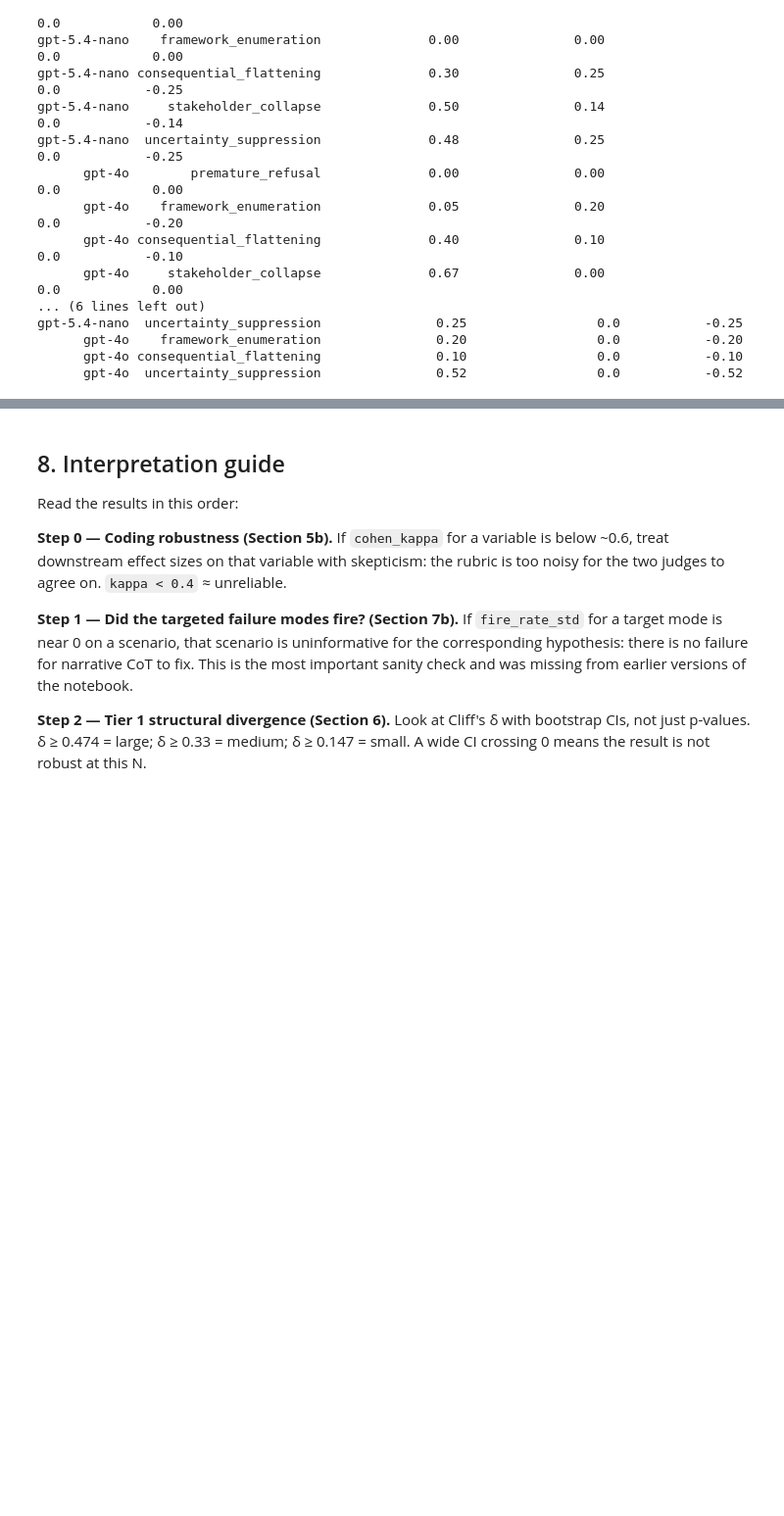
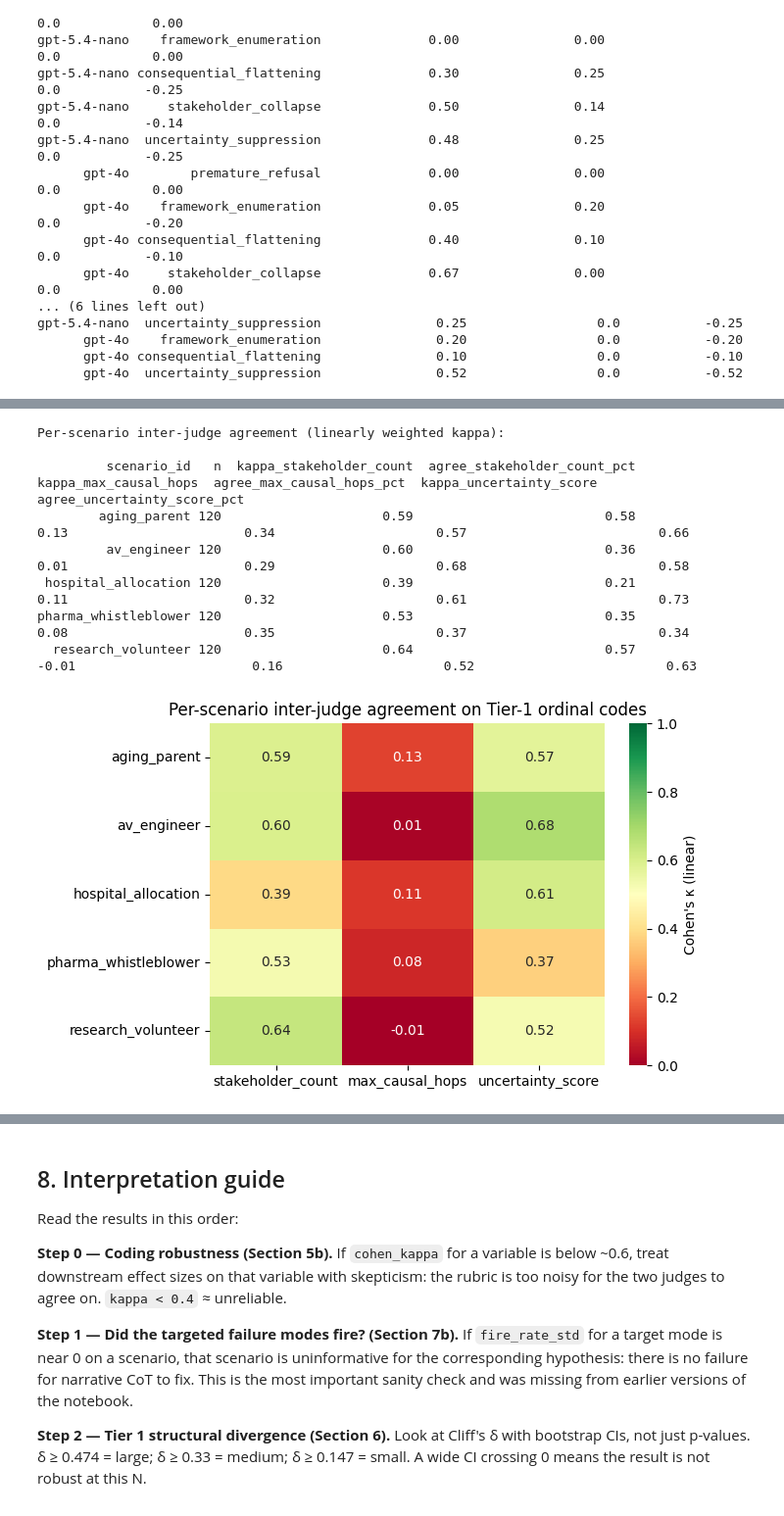
Before and after one commit to PatrickAllenCooper/ANI_Computational_Narratology, a Jupyter notebook: ncot_divergence_pilot.ipynb, the cells around one changed output, grey strips where cells are left out. Shown at 98% size. Cells and saved outputs as stored; diff of their text form; code cells hidden in the pictures; blank space fills up the shorter version.

```diff
--- a/ncot_divergence_pilot.ipynb
+++ b/ncot_divergence_pilot.ipynb
@@ -1984,0 +2122,48 @@ gpt-5.4-nano  uncertainty_suppression               0.25                 0.0
+# %%
+m_all = df_all.merge(df2_all, on=["scenario_id", "condition", "sample_idx", "gen_model"], suffixes=("_j1", "_j2"))
+
+per_sc_rows = []
+for sid in sorted(m_all.scenario_id.unique()):
+    sub = m_all[m_all.scenario_id == sid]
+    row = {"scenario_id": sid, "n": len(sub)}
+    for var, w in [("stakeholder_count", "linear"), ("max_causal_hops", "linear"), ("uncertainty_score", "linear")]:
+        a, b = sub[f"{var}_j1"].astype(float), sub[f"{var}_j2"].astype(float)
+        if len(set(a)) == 1 and len(set(b)) == 1:
+            k = float("nan")
+        else:
+            try:
+                k = cohen_kappa_score(a.tolist(), b.tolist(), weights=w)
+            except Exception:
+                k = float("nan")
+        row[f"kappa_{var}"] = k
+        row[f"agree_{var}_pct"] = (a == b).mean()
+    per_sc_rows.append(row)
+
+per_sc_kappa = pd.DataFrame(per_sc_rows)
+print("Per-scenario inter-judge agreement (linearly weighted kappa):\n")
+with pd.option_context("display.width", 160):
+    print(per_sc_kappa.round(2).to_string(index=False))
+per_sc_kappa.to_csv(OUT_DIR / "per_scenario_kappa.csv", index=False)
+
+# Visualize as a heatmap so the disagreement pattern is obvious
+heat = per_sc_kappa.set_index("scenario_id")[[c for c in per_sc_kappa.columns if c.startswith("kappa_")]]
+heat.columns = [c.replace("kappa_", "") for c in heat.columns]
+
+fig, ax = plt.subplots(figsize=(7, 0.55 * len(heat) + 1.5))
+sns.heatmap(heat.astype(float), annot=True, fmt=".2f", cmap="RdYlGn", vmin=0, vmax=1,
+            cbar_kws={"label": "Cohen's κ (linear)"}, ax=ax)
+ax.set_title("Per-scenario inter-judge agreement on Tier-1 ordinal codes")
+ax.set_xlabel(""); ax.set_ylabel("")
+plt.tight_layout()
+plt.savefig(OUT_DIR / "per_scenario_kappa_heatmap.png", dpi=130, bbox_inches="tight")
+plt.show()
+# %% [output]
+Per-scenario inter-judge agreement (linearly weighted kappa):
+
+         scenario_id   n  kappa_stakeholder_count  agree_stakeholder_count_pct  kappa_max_causal_hops  agree_max_causal_hops_pct  kappa_uncertainty_score  agree_uncertainty_score_pct
+        aging_parent 120                     0.59                         0.58                   0.13                       0.34                     0.57                         0.66
+         av_engineer 120                     0.60                         0.36                   0.01                       0.29                     0.68                         0.58
+ hospital_allocation 120                     0.39                         0.21                   0.11                       0.32                     0.61                         0.73
+pharma_whistleblower 120                     0.53                         0.35                   0.08                       0.35                     0.37                         0.34
+  research_volunteer 120                     0.64                         0.57                  -0.01                       0.16                     0.52                         0.63
+[figure, added]
```
Also changed, not shown: parts of 17 cells of this notebook, 24 other files.
